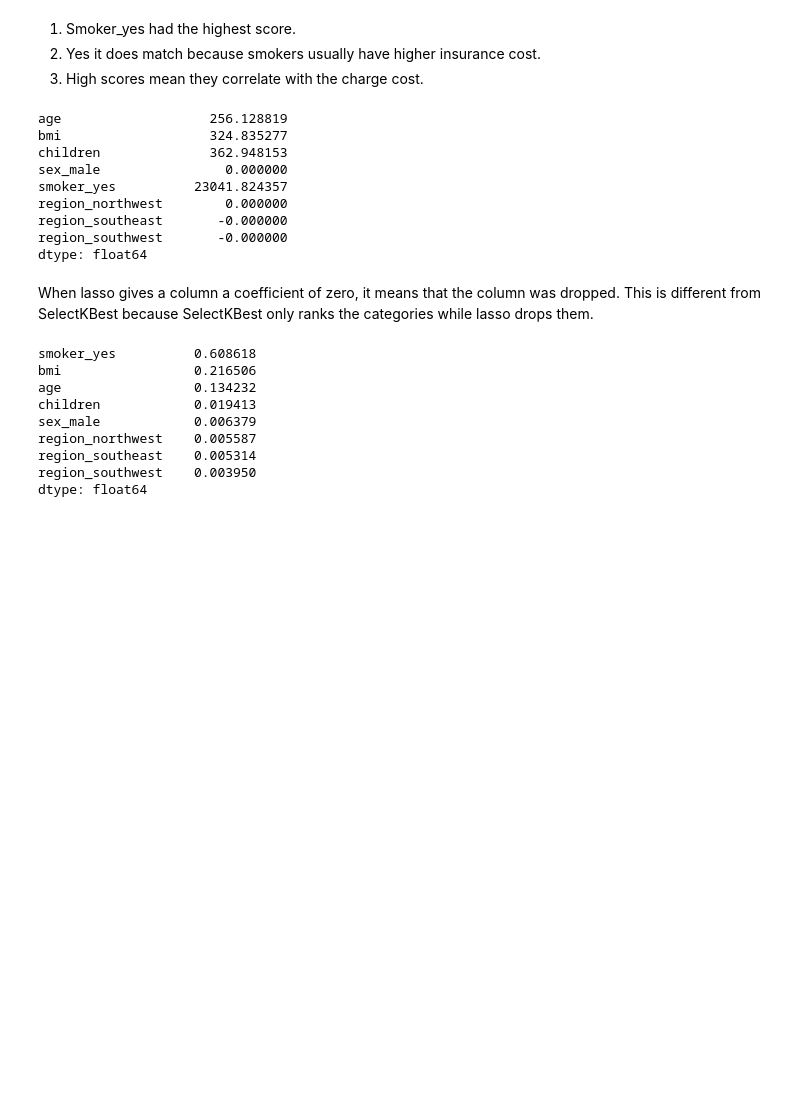
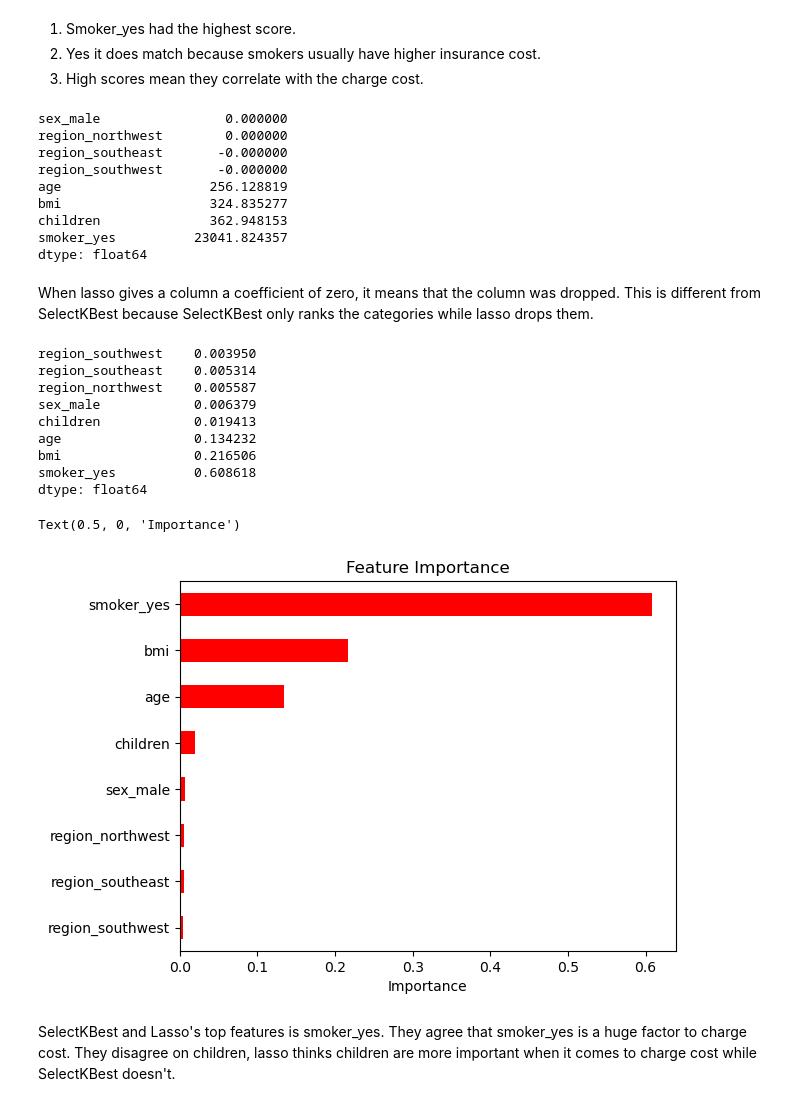
Before and after one commit to crussell1856/Feature_Selection, a Jupyter notebook: Feature_Selection.ipynb, the cells around one changed output. Drawn from its saved outputs; the diff is of its cells as text; code cells hidden in the pictures; blank space fills up the shorter version.

```diff
--- a/Feature_Selection.ipynb
+++ b/Feature_Selection.ipynb
@@ -98,16 +98,16 @@ dtype: float64
 
 lasso = Lasso(alpha=100, random_state=42)
 lasso.fit(X_ins_train, y_ins_train)
-print(pd.Series(lasso.coef_, index=X_ins.columns))
+print(pd.Series(lasso.coef_, index=X_ins.columns).sort_values())
 # %% [output]
+sex_male                0.000000
+region_northwest        0.000000
+region_southeast       -0.000000
+region_southwest       -0.000000
 age                   256.128819
 bmi                   324.835277
 children              362.948153
-sex_male                0.000000
 smoker_yes          23041.824357
-region_northwest        0.000000
-region_southeast       -0.000000
-region_southwest       -0.000000
 dtype: float64
 # %% [markdown]
 When lasso gives a column a coefficient of zero, it means that the column was dropped.
@@ -118,17 +118,24 @@ This is different from SelectKBest because SelectKBest only ranks the categories
 rf = RandomForestRegressor(n_estimators=100, random_state=42)
 rf.fit(X_ins_train, y_ins_train)
 
-importances = pd.Series(rf.feature_importances_, index = X_ins.columns).sort_values(ascending=False)
+importances = pd.Series(rf.feature_importances_, index = X_ins.columns).sort_values()
 print(importances)
-
-#TODO: Create a bar chart showing feature importance scores from highest to lowest. Label your axes and add a title.
 # %% [output]
+region_southwest    0.003950
+region_southeast    0.005314
+region_northwest    0.005587
+sex_male            0.006379
+children            0.019413
+age                 0.134232
+bmi                 0.216506
 smoker_yes          0.608618
-bmi                 0.216506
-age                 0.134232
-children            0.019413
-sex_male            0.006379
-region_northwest    0.005587
-region_southeast    0.005314
-region_southwest    0.003950
 dtype: float64
+# %%
+importances.plot(kind="barh", color="Red" )
+plt.title("Feature Importance")
+plt.xlabel("Importance")
+# %% [output]
+Text(0.5, 0, 'Importance')
+[figure, added]
+# %% [markdown]
+SelectKBest and Lasso's top features is smoker_yes. They agree that smoker_yes is a huge factor to charge cost. They disagree on children, lasso thinks children are more important when it comes to charge cost while SelectKBest doesn't.
```
